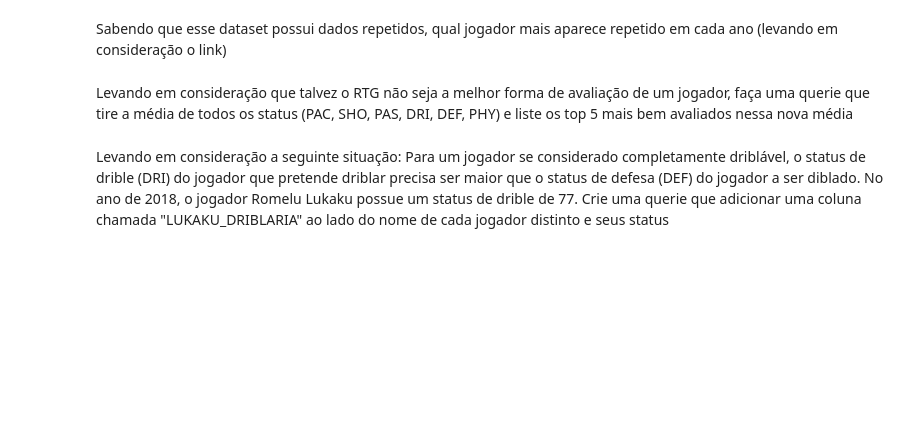
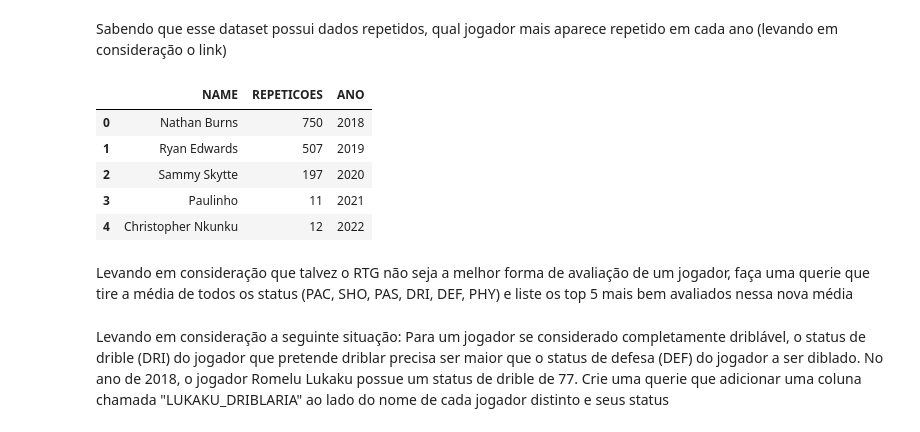
Before and after one commit to uiLLer/FIFAquerying, a Jupyter notebook: main.ipynb, the cells around one changed output. Saved outputs shown, nothing was run; the diff lists cells and outputs as text; code cells hidden in the pictures; blank space fills up the shorter version.

```diff
--- a/main.ipynb
+++ b/main.ipynb
@@ -337,5 +366,27 @@ Dentre todas as nações, quais são a top 10 que possuem maior quantidade de jo
 # %% [markdown]
 Sabendo que esse dataset possui dados repetidos, qual jogador mais aparece repetido em cada ano (levando em consideração o link)
+# %%
+templateQueryRepetidos = """
+SELECT * FROM (SELECT NAME,
+COUNT(LINK) AS REPETICOES,
+2018 as ANO
+FROM FIFA.PLAYERS_18
+GROUP BY NAME
+ORDER BY REPETICOES DESC
+FETCH NEXT 1 ROWS ONLY
+)
+"""
+unionALL = " UNION ALL "
+concatRepetidos = [templateQueryRepetidos, unionALL, templateQueryRepetidos.replace('18', '19'), unionALL, templateQueryRepetidos.replace('18', '20'), unionALL, templateQueryRepetidos.replace('18', '21'), unionALL, templateQueryRepetidos.replace('18', '22')]
+queryRepetidos = "Select * from (" + "".join(concatRepetidos) + ")"
+executeQuery(queryRepetidos)
+# %% [output]
+|  | NAME | REPETICOES | ANO |
+| 0 | Nathan Burns | 750 | 2018 |
+| 1 | Ryan Edwards | 507 | 2019 |
+| 2 | Sammy Skytte | 197 | 2020 |
+| 3 | Paulinho | 11 | 2021 |
+| 4 | Christopher Nkunku | 12 | 2022 |
 # %% [markdown]
 Levando em consideração que talvez o RTG não seja a melhor forma de avaliação de um jogador, faça uma querie que tire a média de todos os status (PAC, SHO, PAS, DRI, DEF, PHY) e liste os top 5 mais bem avaliados nessa nova média
 # %% [markdown]
```
Also changed, not shown: parts of 2 cells of this notebook.
